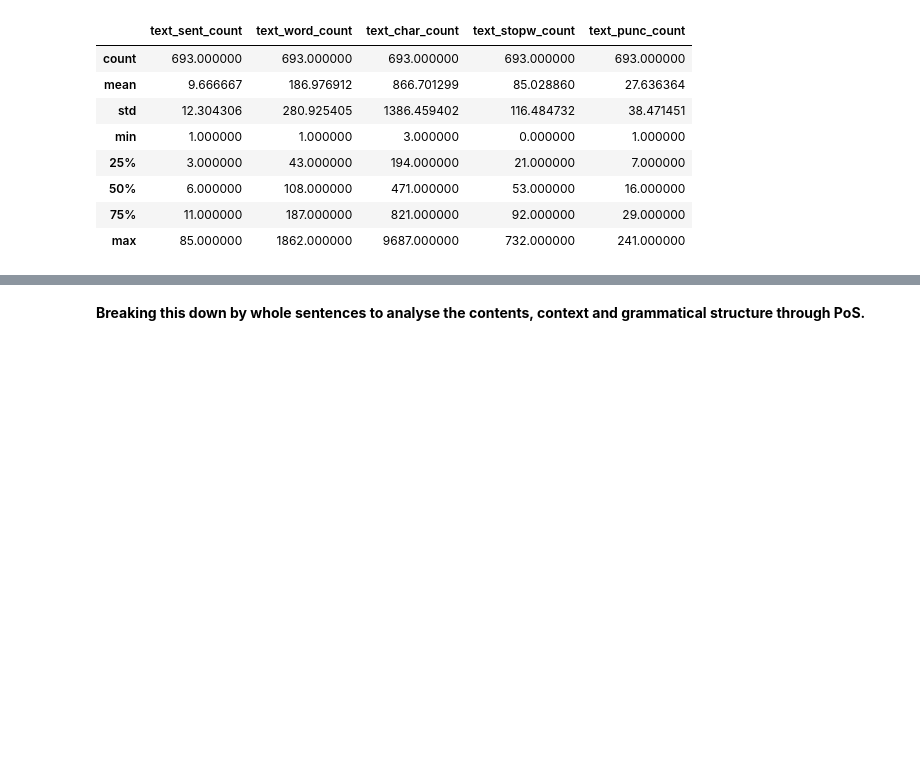
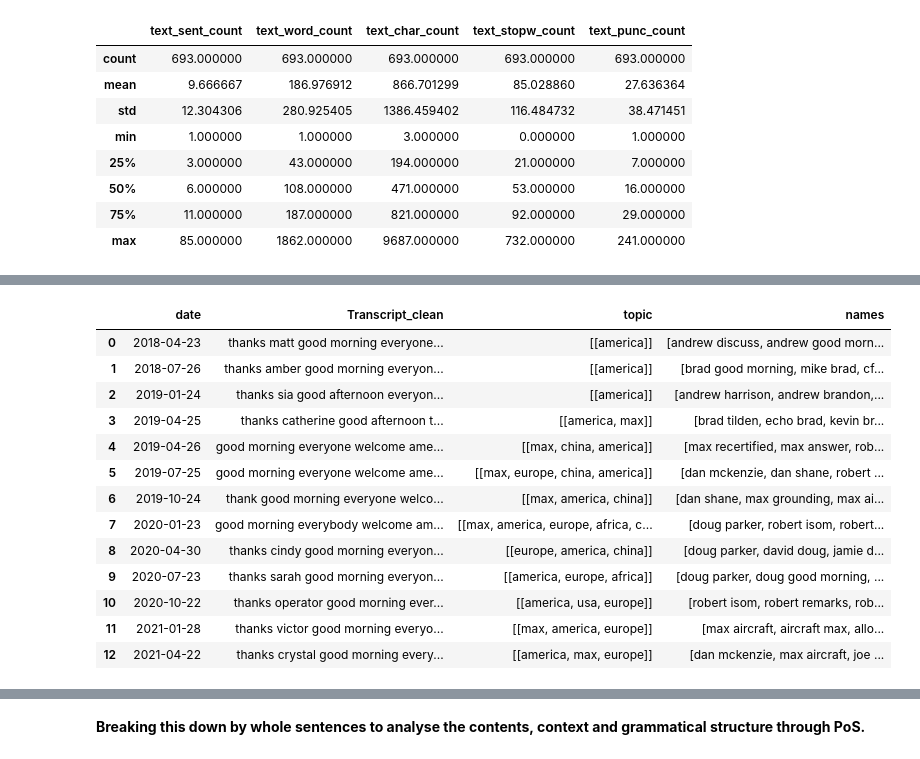
Before and after one commit to michaelmml/NLP-Information-Extraction, a Jupyter notebook: CompanyTranscript.ipynb, the cells around one changed output, grey strips where cells are left out. Cells and saved outputs as stored; diff of their text form; code cells hidden in the pictures; blank space fills up the shorter version.

```diff
--- a/CompanyTranscript.ipynb
+++ b/CompanyTranscript.ipynb
@@ -523,0 +524,5 @@ plot_wordcloud(4)
+# %%
+topic_list = ["apac", "emea", "america", "usa", "south america", "middle east", "europe", "china", "africa", "oceania", "737max", "max"]
+# %%
+import spacy
+nlp = spacy.load("en_core_web_sm")
@@ -523,0 +555,50 @@ plot_wordcloud(4)
+# %%
+def get_people(content_list):
+      final_names = []
+      temp_list = []
+
+      text = content_list
+      doc = nlp(text)
+      persons = [X.text for X in doc.ents if X.label_ == 'PERSON']
+      persons_dict = dict.fromkeys(persons, 0)
+      persons = list(persons_dict)
+
+      full_names = []
+      for person in persons:
+        if len(word_tokenize(person)) >= 2:
+          string_name = re.sub(r"[^a-zA-Z0-9]+", ' ', person).strip()
+          full_names.append(string_name)
+
+      for person in persons:
+        for name in full_names:
+          tokens = word_tokenize(name)
+          for n in range(len(tokens)):
+            if person == tokens[n]:
+              final_names.append(name)
+
+      for name in full_names:
+        final_names.append(name)
+
+      return final_names
+# %%
+data_subset = data_subset.groupby(['date'])['Transcript_clean'].apply(' '.join).reset_index()
+data_subset['Transcript_clean'] = data_subset['Transcript_clean'].apply(lambda x : text_cleaner(x))
+data_subset['topic'] = data_subset['Transcript_clean'].apply(lambda x : topic(x))
+data_subset['names'] = data_subset['Transcript_clean'].apply(lambda x : get_people(x))
+# %%
+data_subset
+# %% [output]
+|  | date | Transcript_clean | topic | names |
+| 0 | 2018-04-23 | thanks matt good morning everyone... | [[america]] | [andrew discuss, andrew good morn... |
+| 1 | 2018-07-26 | thanks amber good morning everyon... | [[america]] | [brad good morning, mike brad, cf... |
+| 2 | 2019-01-24 | thanks sia good afternoon everyon... | [[america]] | [andrew harrison, andrew brandon,... |
+| 3 | 2019-04-25 | thanks catherine good afternoon t... | [[america, max]] | [brad tilden, echo brad, kevin br... |
+| 4 | 2019-04-26 | good morning everyone welcome ame... | [[max, china, america]] | [max recertified, max answer, rob... |
+| 5 | 2019-07-25 | good morning everyone welcome ame... | [[max, europe, china, america]] | [dan mckenzie, dan shane, robert ... |
+| 6 | 2019-10-24 | thank good morning everyone welco... | [[max, america, china]] | [dan shane, max grounding, max ai... |
+| 7 | 2020-01-23 | good morning everybody welcome am... | [[max, america, europe, africa, c... | [doug parker, robert isom, robert... |
+| 8 | 2020-04-30 | thanks cindy good morning everyon... | [[europe, america, china]] | [doug parker, david doug, jamie d... |
+| 9 | 2020-07-23 | thanks sarah good morning everyon... | [[america, europe, africa]] | [doug parker, doug good morning, ... |
+| 10 | 2020-10-22 | thanks operator good morning ever... | [[america, usa, europe]] | [robert isom, robert remarks, rob... |
+| 11 | 2021-01-28 | thanks victor good morning everyo... | [[max, america, europe]] | [max aircraft, aircraft max, allo... |
+| 12 | 2021-04-22 | thanks crystal good morning every... | [[america, max, europe]] | [dan mckenzie, max aircraft, joe ... |
```
Also changed, not shown: parts of 22 cells of this notebook.
